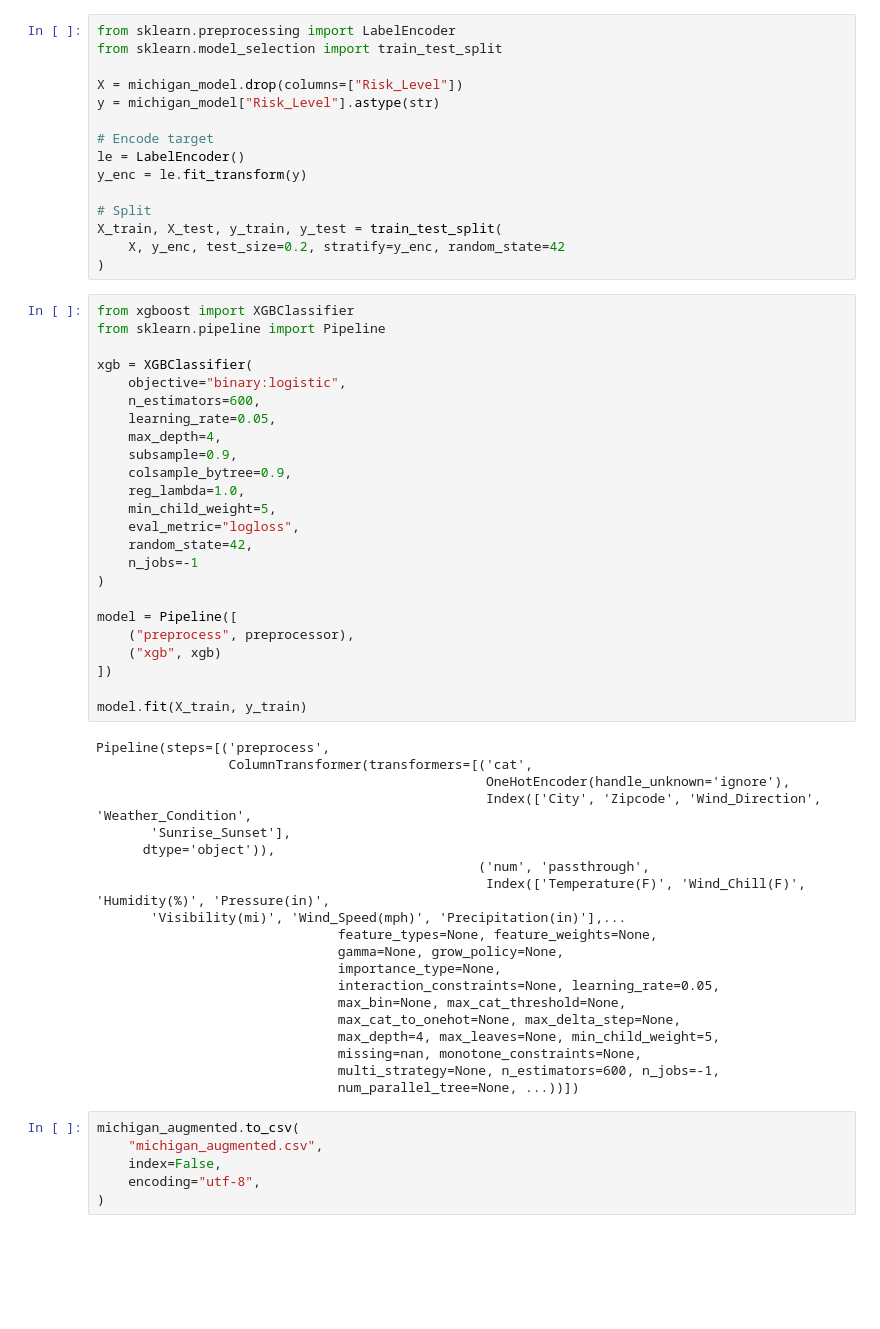
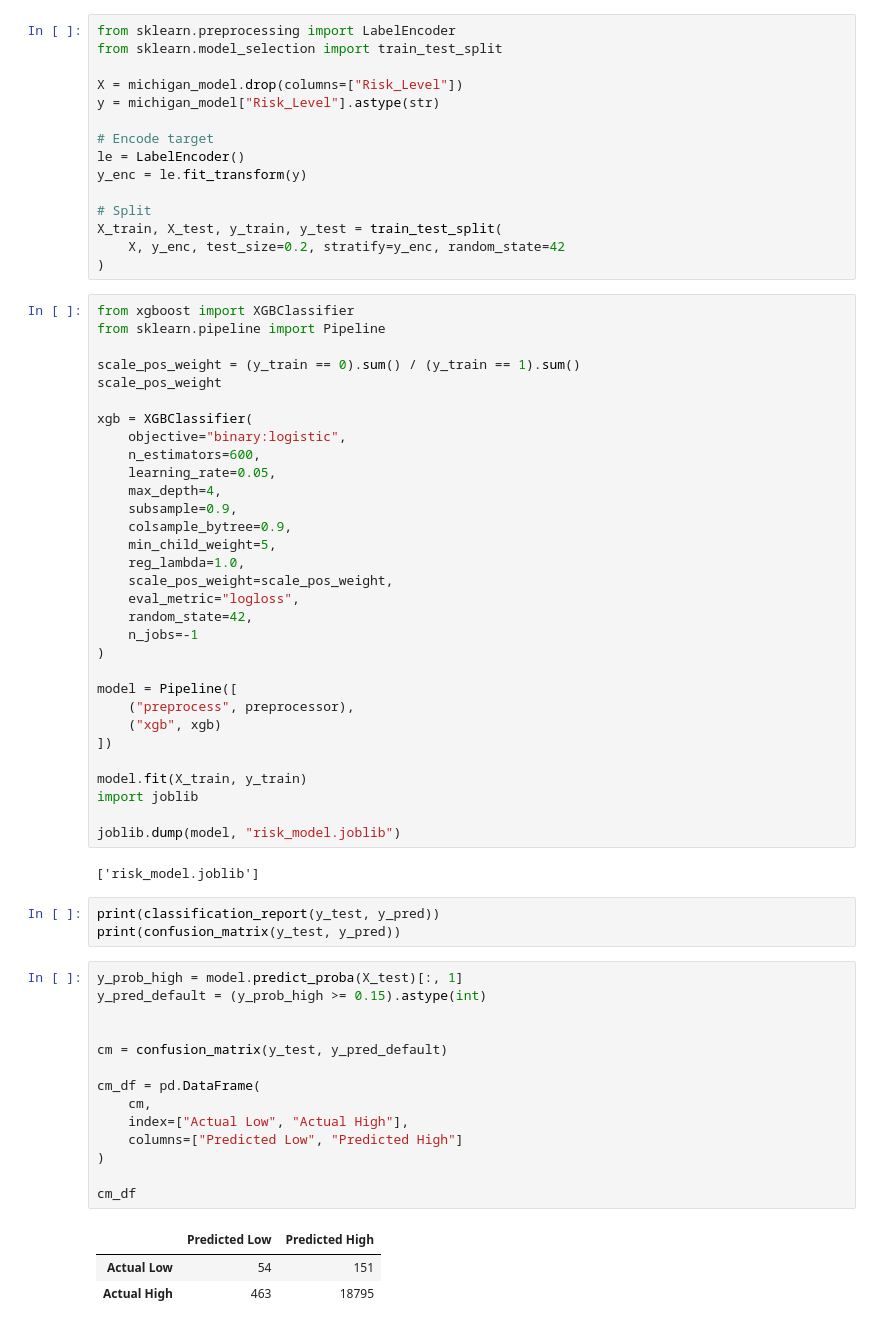
Before and after one commit to oneal1ma/Weather2Go_Spartahack11, a Jupyter notebook: ShouldDrive2.ipynb, the cells around one changed output. Saved outputs shown, nothing was run; the diff lists cells and outputs as text; blank space fills up the shorter version.

Commit message:
fine tuning models

```diff
--- a/ShouldDrive2.ipynb
+++ b/ShouldDrive2.ipynb
@@ -415,6 +432,9 @@ X_train, X_test, y_train, y_test = train_test_split(
 # %%
 from xgboost import XGBClassifier
 from sklearn.pipeline import Pipeline
+
+scale_pos_weight = (y_train == 0).sum() / (y_train == 1).sum()
+scale_pos_weight
 
 xgb = XGBClassifier(
     objective="binary:logistic",
@@ -423,8 +443,9 @@ xgb = XGBClassifier(
     max_depth=4,
     subsample=0.9,
     colsample_bytree=0.9,
+    min_child_weight=5,
     reg_lambda=1.0,
-    min_child_weight=5,
+    scale_pos_weight=scale_pos_weight,
     eval_metric="logloss",
     random_state=42,
     n_jobs=-1
@@ -436,29 +457,29 @@ model = Pipeline([
 ])
 
 model.fit(X_train, y_train)
+import joblib
+
+joblib.dump(model, "risk_model.joblib")
 # %% [output]
-Pipeline(steps=[('preprocess',
-                 ColumnTransformer(transformers=[('cat',
-                                                  OneHotEncoder(handle_unknown='ignore'),
-                                                  Index(['City', 'Zipcode', 'Wind_Direction', 'Weather_Condition',
-       'Sunrise_Sunset'],
-      dtype='object')),
-                                                 ('num', 'passthrough',
-                                                  Index(['Temperature(F)', 'Wind_Chill(F)', 'Humidity(%)', 'Pressure(in)',
-       'Visibility(mi)', 'Wind_Speed(mph)', 'Precipitation(in)'],...
-                               feature_types=None, feature_weights=None,
-                               gamma=None, grow_policy=None,
-                               importance_type=None,
-                               interaction_constraints=None, learning_rate=0.05,
-                               max_bin=None, max_cat_threshold=None,
-                               max_cat_to_onehot=None, max_delta_step=None,
-                               max_depth=4, max_leaves=None, min_child_weight=5,
-                               missing=nan, monotone_constraints=None,
-                               multi_strategy=None, n_estimators=600, n_jobs=-1,
-                               num_parallel_tree=None, ...))])
+['risk_model.joblib']
-# %%
-michigan_augmented.to_csv(
-    "michigan_augmented.csv",
-    index=False,
-    encoding="utf-8",
-)
+# %%
+print(classification_report(y_test, y_pred))
+print(confusion_matrix(y_test, y_pred))
+# %%
+y_prob_high = model.predict_proba(X_test)[:, 1]
+y_pred_default = (y_prob_high >= 0.15).astype(int)
+
+
+cm = confusion_matrix(y_test, y_pred_default)
+
+cm_df = pd.DataFrame(
+    cm,
+    index=["Actual Low", "Actual High"],
+    columns=["Predicted Low", "Predicted High"]
+)
+
+cm_df
+# %% [output]
+|  | Predicted Low | Predicted High |
+| Actual Low | 54 | 151 |
+| Actual High | 463 | 18795 |
```
Also changed, not shown: parts of 4 cells of this notebook.
